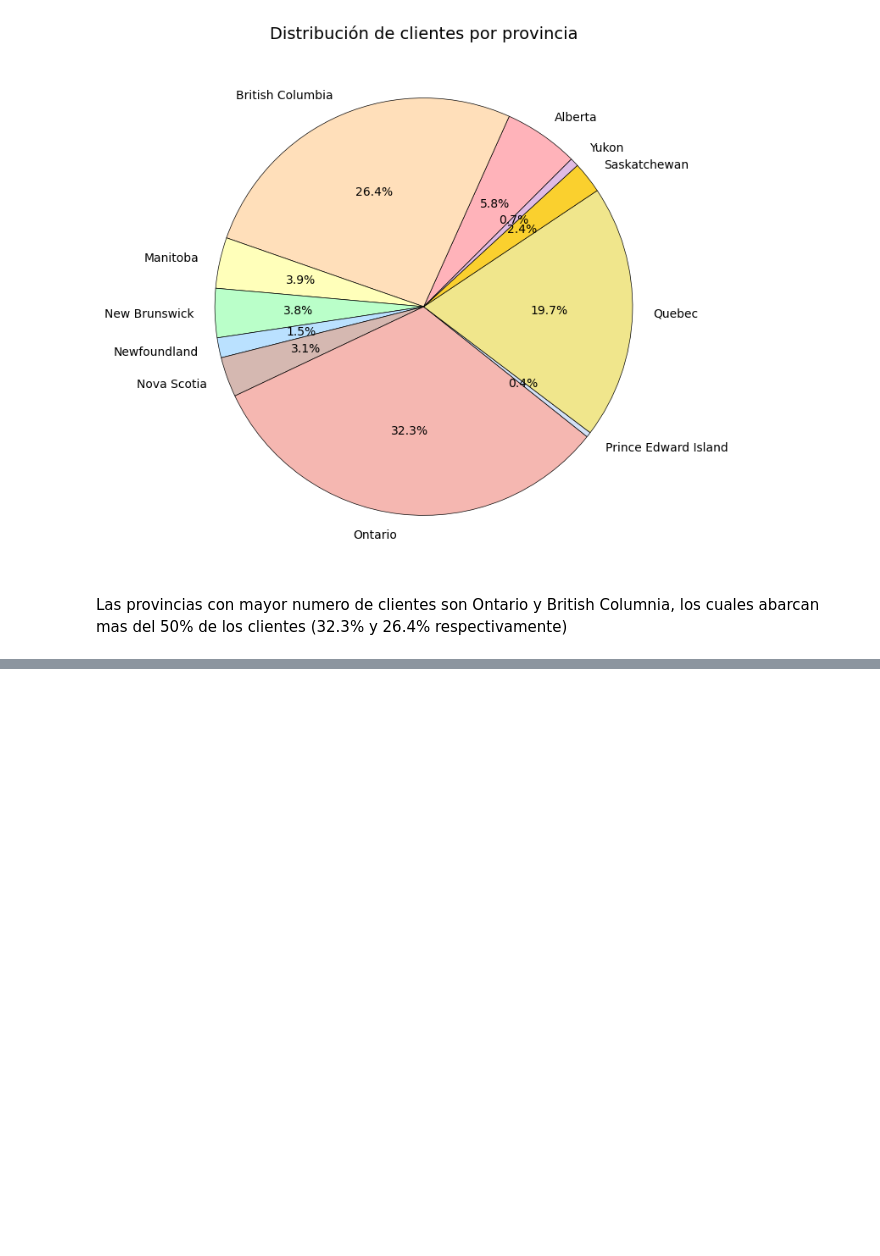
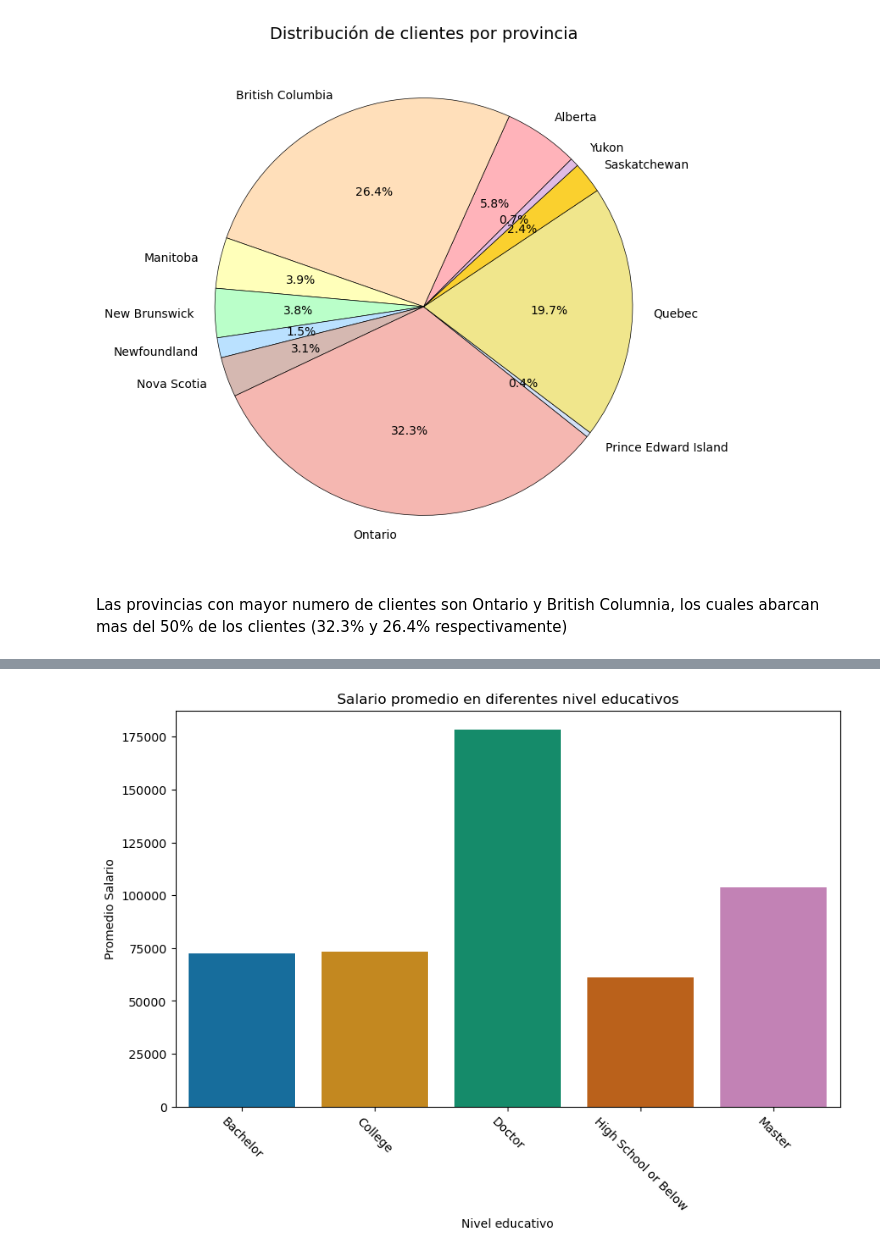
Before and after one commit to Adalab/bda-modulo-3-evaluacion-final-mpenacasares, a Jupyter notebook: Fase2_Visualizacion.ipynb, the cells around one changed output, grey strips where cells are left out. Saved outputs shown, nothing was run; the diff lists cells and outputs as text; code cells hidden in the pictures; blank space fills up the shorter version.

```diff
--- a/Fase2_Visualizacion.ipynb
+++ b/Fase2_Visualizacion.ipynb
@@ -208,0 +216,6 @@ Las provincias con mayor numero de clientes son Ontario y British Columnia, los
+# %%
+# Agrupamos el campo eduacion y calculamos el promedio del salario para cada nivel educativo de los clientes
+# groupby necesita que especifiquemos una accion -> en este caso, el promedio (media)
+# reset_index nos permite pasar de serie a df
+df_salary_education = df.groupby('education')['salary'].mean().reset_index().round(2)
+df_salary_education
@@ -208,0 +229,17 @@ Las provincias con mayor numero de clientes son Ontario y British Columnia, los
+# %%
+# Generamos grafico
+plt.figure(figsize=(10,6))
+
+sns.barplot(data=df_salary_education,
+            x='education',
+            y='salary',
+            palette='colorblind') # Diseñada para ser accesible a personas con deficiencias de visión en los colores.
+plt.title('Salario promedio en diferentes nivel educativos')
+plt.xlabel('Nivel educativo')
+plt.ylabel('Promedio Salario')
+plt.xticks(rotation=-45)
+
+# Guardamos la grafica
+plt.savefig("graficos_visualizacion/salario_promedio_educacion.jpg", bbox_inches = "tight", pad_inches=0.2);
+# %% [output]
+[figure, added]
```
Also changed, not shown: parts of 15 cells of this notebook, 3 other files.
